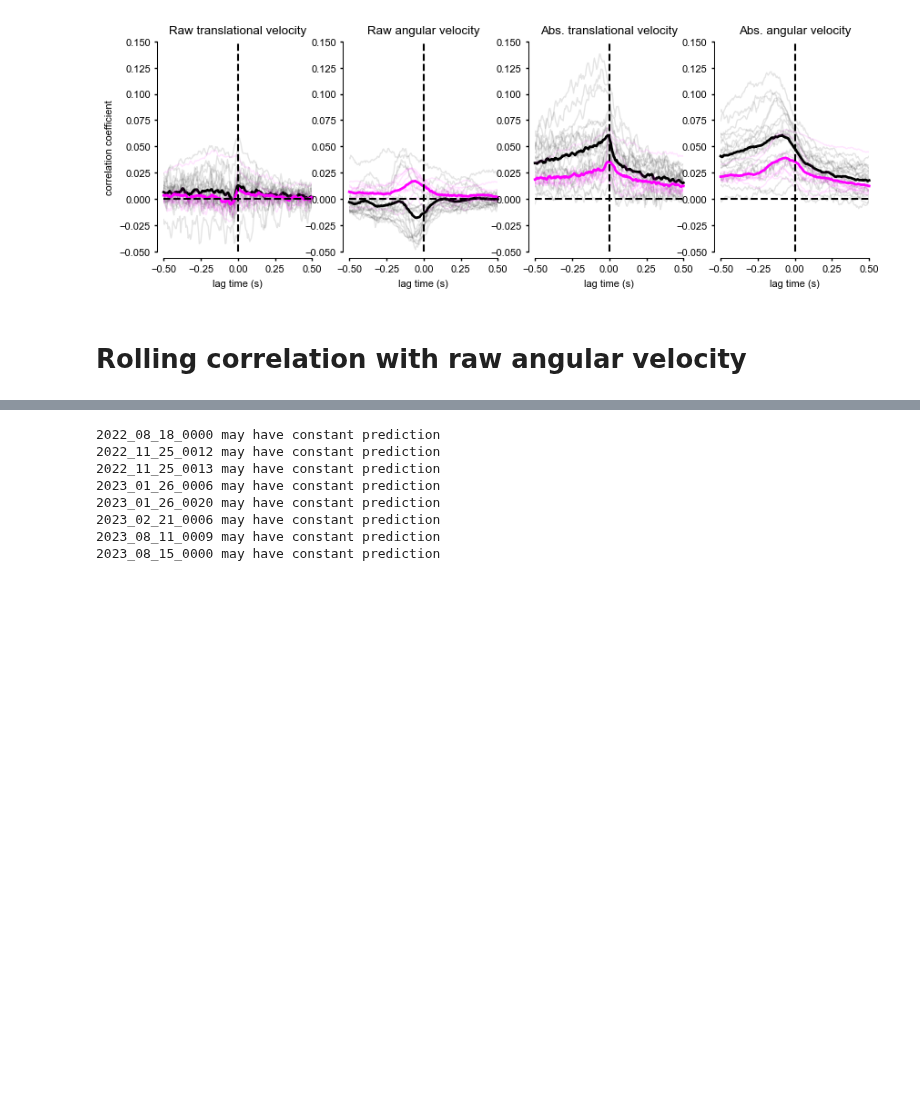
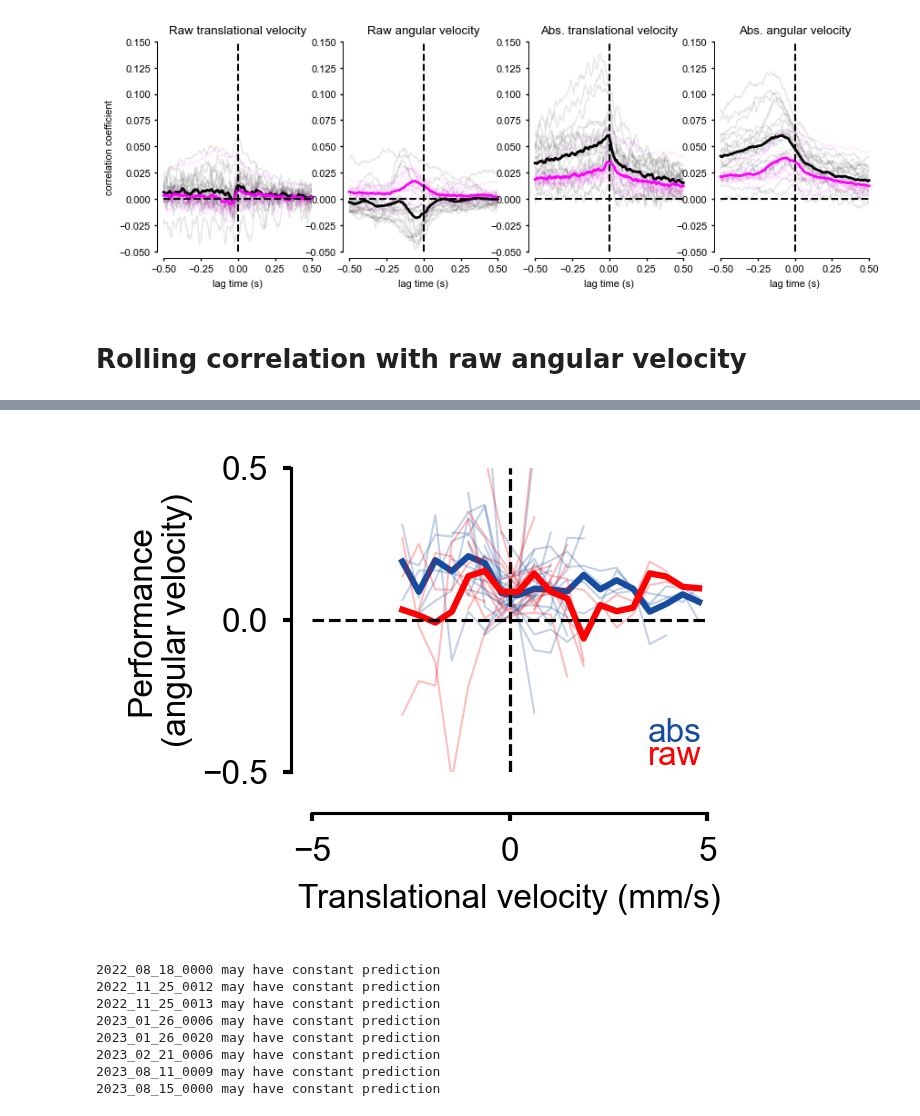
Before and after one commit to adpala/mdn_dm_glms, a Jupyter notebook: src/rebuttal.ipynb, the cells around one changed output, grey strips where cells are left out. Cells and saved outputs as stored; diff of their text form; code cells hidden in the pictures; blank space fills up the shorter version.

```diff
--- a/src/rebuttal.ipynb
+++ b/src/rebuttal.ipynb
@@ -639,3 +686,17 @@ plt.show()
 [figure]
 # %% [markdown]
 # Rolling correlation with raw angular velocity
+# %%
+neuron_list =['DN_SPEEDO','MDN','real_DNp17','imposter']  # TO BE CHANGED TO NAME OF NEURONS ACCORDING TO DATA FOLDERS AND INFO TABLES
+
+# fixed color and label parameters (TODO: likely overwritten)
+color_perside_dict = {'MDN':'#164CA0','MDN undefined':'#164CA0','imposter left':'#D83288','imposter right':'k', 'DopaMeander left':'#D83288','DopaMeander right':'k','DNp17':'goldenrod','Roadrunner':'SeaGreen'} # probably overwritten at the moment
+labels_dict = {'v_fwd':r'$v_{fwd}$','v_ang':r'$v_{ang}$','abs_v_fwd':r'$|v_{fwd}|$','abs_v_ang':r'$|v_{ang}|$','pos_v_fwd':r'$v_{fwd}^+$','pos_v_ang':r'$v_{ang}^+$','neg_v_fwd':r'$v_{fwd}^-$','neg_v_ang':r'$v_{ang}^-$'} # probably overwritten at the moment
+
+# other plotting parameters
+first_time = True
+cm = 1/2.54
+figsize_unit = 3*cm
+
+# downsampling parameters
+subsampled_frequency = int(sample_frequency/bin_width)
@@ -641,0 +743,71 @@ plt.show()
+# %%
+df = load_into_pandas(dir_path=raw_data_dir_path)
+df.loc[df.DN == 'imposter','DN'] = 'DopaMeander'
+df = df[(df.to_ignore == False)].reset_index(drop=True)
+
+datadf_plot = df.copy()
+datadf_plot.loc[datadf_plot.DN == 'imposter','DN'] = 'DopaMeander'
+plot_df = datadf_plot[~((datadf_plot.DN == 'DopaMeander')&(datadf_plot.side == 'undefined'))].reset_index(drop=True)
+
+# plot parameters
+clip_on = True
+rolling_window = 400
+nbins = 25
+
+plt.figure(figsize = [2*figsize_unit,1.5*figsize_unit],dpi=300,layout='tight')
+ax = plt.gca()
+
+# panel details
+normalize_traces = False
+ylims = [-0.5,0.5]
+panel_list = [
+    ('MDN', 'v_fwd','abs_v_ang', 'Translational velocity (mm/s)', 'Performance\n(angular velocity)', (-5,5)),
+    ('MDN', 'v_fwd','v_ang', 'Translational velocity (mm/s)', 'Performance\n(angular velocity)', (-5,5)),
+    ]
+
+for DN, ref_var, pred_var, xlabel, ylabel, xlims in panel_list:
+    bins = np.linspace(xlims[0],xlims[1],nbins)
+
+    ax.axvline(x=0,color='k',lw=0.75, linestyle='--')
+
+    if DN == 'MDN':
+        sides = ['undefined']
+    else:
+        sides = ['left','right']
+
+    for side in sides:
+        color = color_perside_dict[DN+' '+side] if pred_var == 'abs_v_ang' else 'r'
+        selected_df = plot_df[(plot_df.DN == DN)&(plot_df.side==side)].reset_index(drop=True)
+
+        try:
+            final_bin_centers, stack_traces = rolling_window_traces(plot_df=selected_df,reference=ref_var,predicted=pred_var, bins = bins, rolling_window = rolling_window, analysis_name='continuous_NL_all')
+            if normalize_traces:
+                stack_traces = stack_traces / np.nanmax(stack_traces, axis=0, keepdims=True)
+
+            for trace in stack_traces.T:
+                ax.plot(final_bin_centers, trace, lw=0.5, color=color, clip_on=clip_on, alpha=0.25)
+
+            ax.plot(final_bin_centers, np.nanmean(stack_traces,axis=1), lw=1.5, color=color, clip_on=clip_on)
+            ax.set_xlabel(xlabel)
+            ax.set_ylabel(ylabel)
+        except ValueError:
+            print('VALUE_ERROR, ', rolling_window, nbins)
+            continue
+
+# general ticks and limits
+ax.set_xlim(xlims)
+ax.set_xticks([xlims[0],0,xlims[1]])
+ax.yaxis.set_label_coords(-0.3, 0.5)
+ax.spines['bottom'].set_position(('outward', 10))
+ax.spines[['bottom']].set_bounds(xlims)
+ax.set_ylim(ylims)
+ax.set_yticks([ylims[0],0,ylims[1]])
+ax.spines[['left']].set_bounds(ylims)
+ax.spines['left'].set_position(('outward', 5))
+ax.axhline(y=0,color='k',lw=0.75, linestyle='--')
+ax.text(3.5,-0.4,'abs',color=color_perside_dict[DN+' '+side])
+ax.text(3.5,-0.475,'raw',color='r')
+
+# plt.savefig(f'../fig/rebuttal/rebuttal_raw_and_abs_angular_continuous_corr.png', transparent=False, bbox_inches='tight', dpi=300)
+plt.show()
+# %% [output]
@@ -642,3 +822,4 @@ plt.show()
+[figure, added]
 # %%
 neuron_list =['DN_SPEEDO','MDN','real_DNp17','imposter']  # TO BE CHANGED TO NAME OF NEURONS ACCORDING TO DATA FOLDERS AND INFO TABLES
 
```
Also changed, not shown: parts of 8 cells of this notebook, 4 other files.
